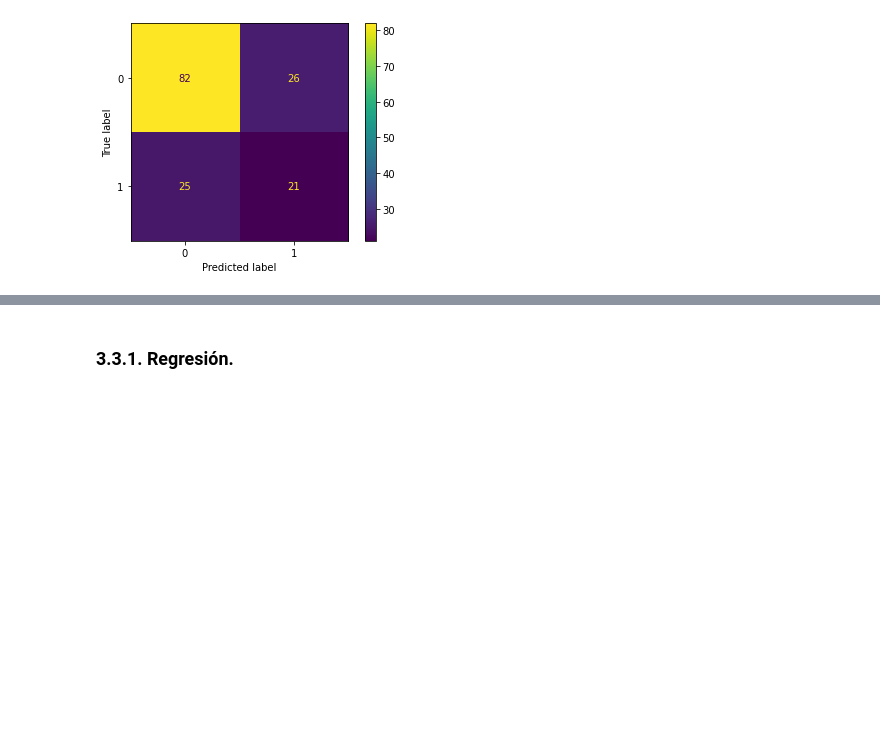
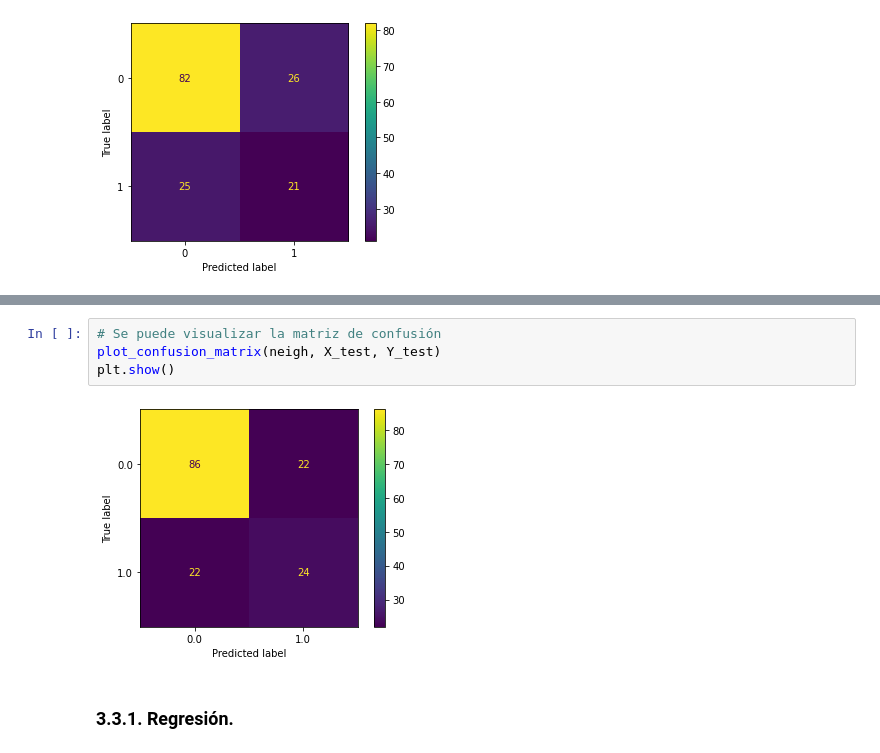
Before and after one commit to amvalero10/BI_lab1, a Jupyter notebook: Lab1.ipynb, the cells around one changed output, grey strips where cells are left out. Saved outputs shown, nothing was run; the diff lists cells and outputs as text; blank space fills up the shorter version.

```diff
--- a/Lab1.ipynb
+++ b/Lab1.ipynb
@@ -612,3 +728,9 @@ plt.show()
+# %%
+# Se puede visualizar la matriz de confusión
+plot_confusion_matrix(neigh, X_test, Y_test)
+plt.show()
+# %% [output]
+[figure, added]
 # %% [markdown]
 ### 3.3.1. Regresión.
 # %%
```
Also changed, not shown: parts of 22 cells of this notebook.
